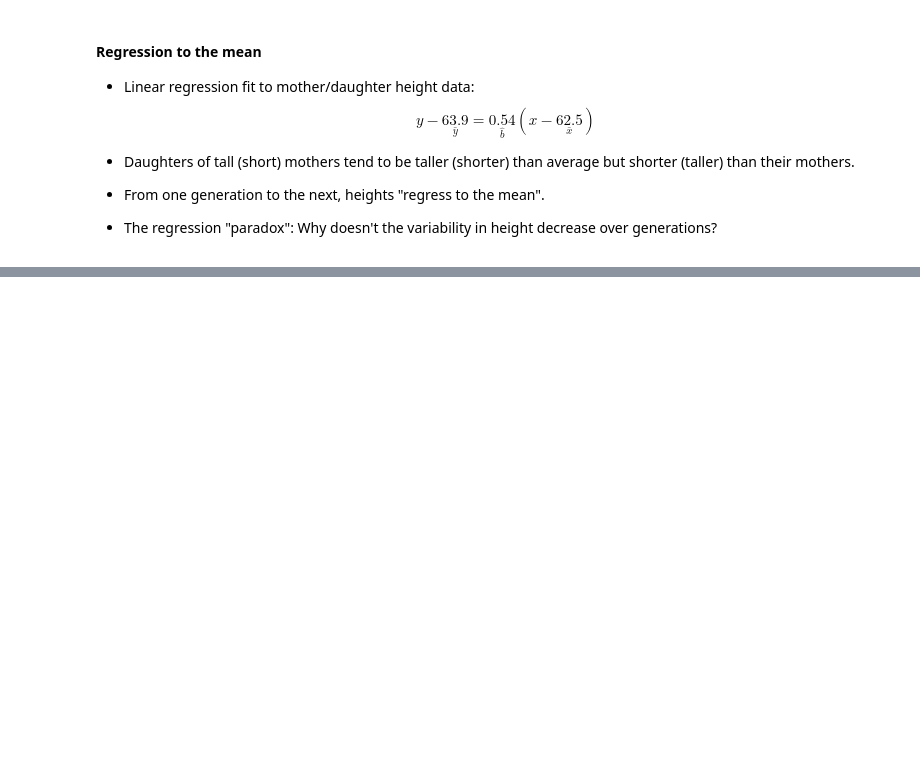
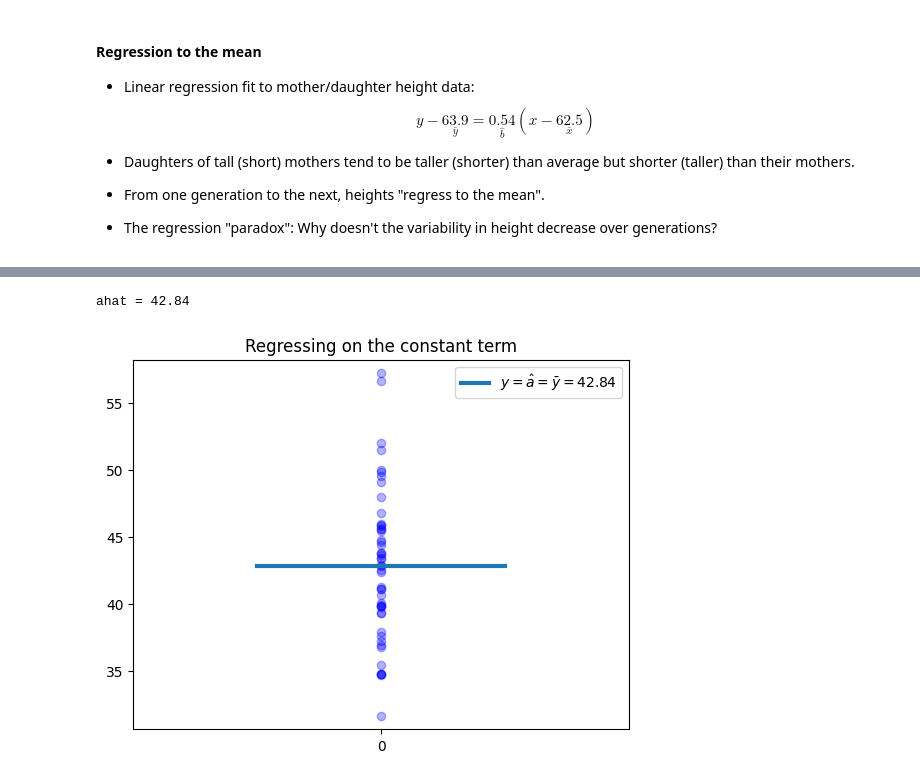
Before and after one commit to mgreenbe/DATA335W2025, a Jupyter notebook: code/2linearregression-cheatsheet.ipynb, the cells around one changed output, grey strips where cells are left out. Cells and saved outputs as stored; diff of their text form; code cells hidden in the pictures; blank space fills up the shorter version.

```diff
--- a/code/2linearregression-cheatsheet.ipynb
+++ b/code/2linearregression-cheatsheet.ipynb
@@ -574,16 +298,0 @@ QRResult(Q=array([[-0.03807591,  0.04474541, -0.05310932, ..., -0.03074582,
-# %%
-from typing import Any
-from numpy.typing import NDArray
-
-
-def f(X: NDArray[np.floating]):
-    qr_result = np.linalg.qr(X)
-
-
-X = np.random.normal(size=[5, 5])
-qr_result = np.linalg.qr(X)
-isinstance(qr_result, tuple)
-Q = qr_result.Q
-R = qr_result.R
-
-np.allclose(Q @ R, X)
@@ -596,0 +318,24 @@ X
+# %%
+n = 50
+X = np.zeros((n, 1))
+y = stats.norm(42, 6).rvs(size=n)
+model = LinearRegression()
+model.fit(X, y)
+ahat = model.intercept_
+print(f"ahat = {ahat:.2f}")
+assert np.allclose(ahat, y.mean())
+assert np.allclose(model.coef_, 0)
+
+plt.scatter(X.squeeze(), y, color=(0, 0, 1, 0.3))
+plt.xlim(-1, 1)
+plt.ylim(y.min() - 1, y.max() + 1)
+plt.xticks([0])
+plt.plot(
+    [-0.5, 0.5], [ahat, ahat], lw=3, label=f"$y = \\hat{{a}} = \\bar{{y}} = {ahat:.2f}$"
+)
+plt.legend()
+plt.title("Regressing on the constant term")
+plt.show()
+# %% [output]
+ahat = 42.84
+[figure, added]
```
Also changed, not shown: parts of 42 cells of this notebook, 5 other files.
